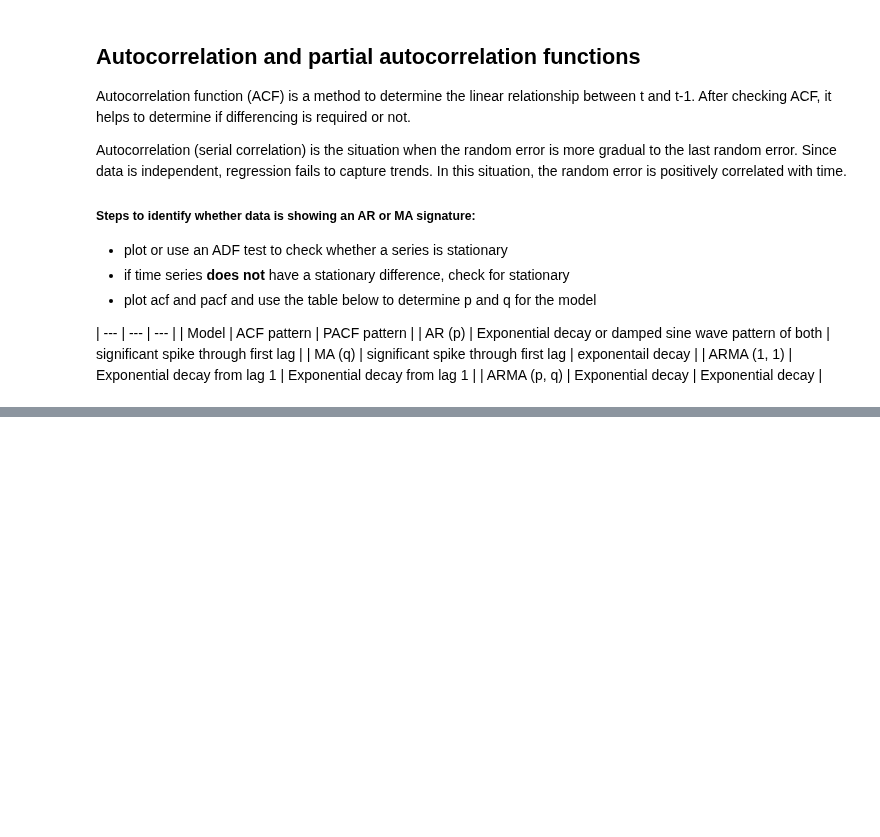
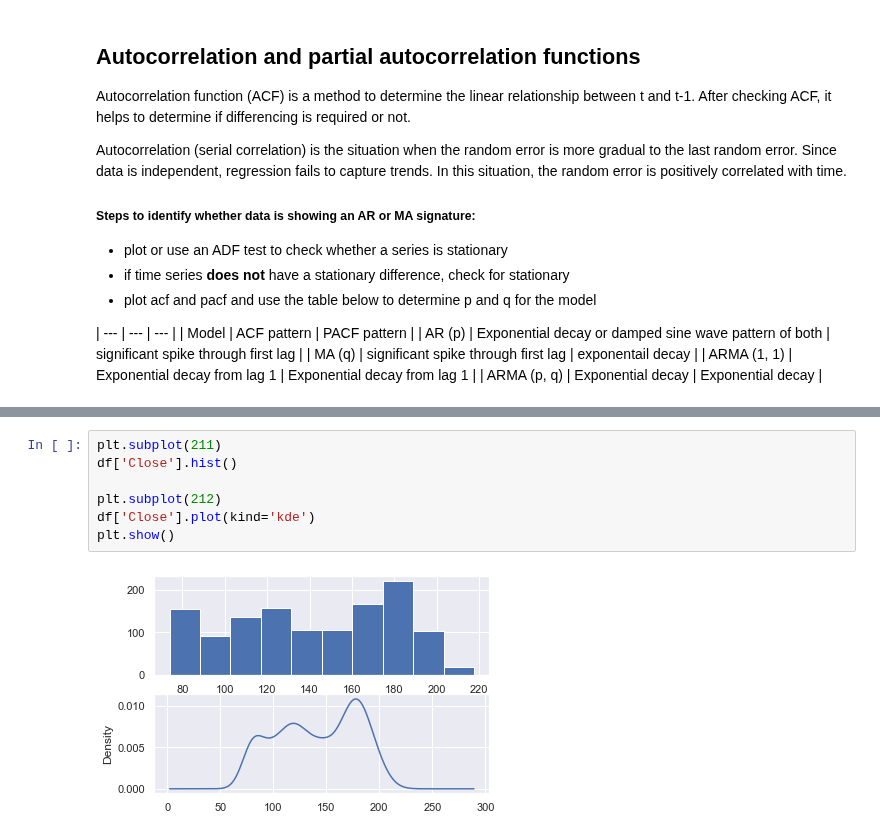
Before and after one commit to dissagaliyeva/python, a Jupyter notebook: time_series/bleeding_edge/regression_extension.ipynb, the cells around one changed output, grey strips where cells are left out. Cells and saved outputs as stored; diff of their text form; blank space fills up the shorter version.

```diff
--- a/time_series/bleeding_edge/regression_extension.ipynb
+++ b/time_series/bleeding_edge/regression_extension.ipynb
@@ -90,0 +150,9 @@ Autocorrelation (serial correlation) is the situation when the random error is m
+# %%
+plt.subplot(211)
+df['Close'].hist()
+
+plt.subplot(212)
+df['Close'].plot(kind='kde')
+plt.show()
+# %% [output]
+[figure, added]
```
Also changed, not shown: parts of 13 cells of this notebook, 1 other file.
